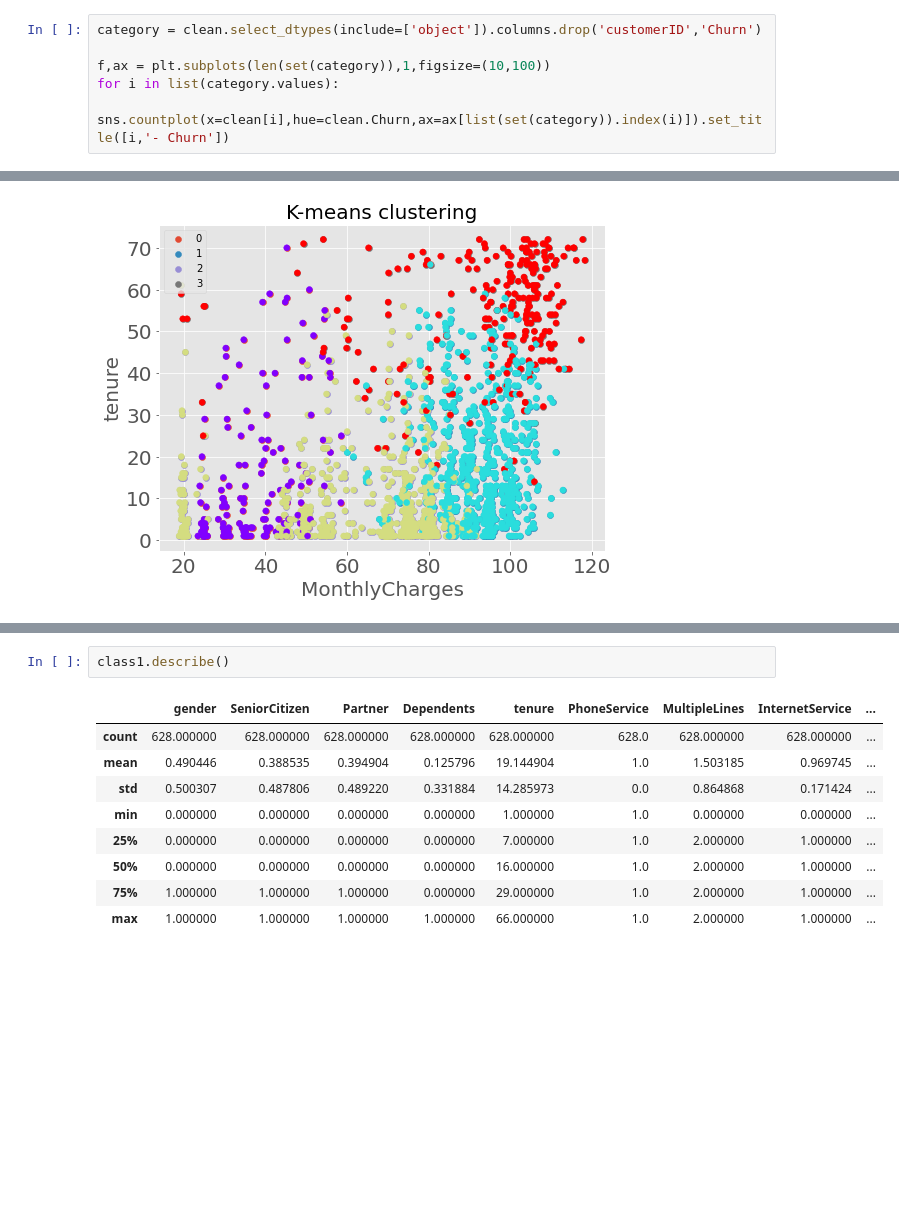
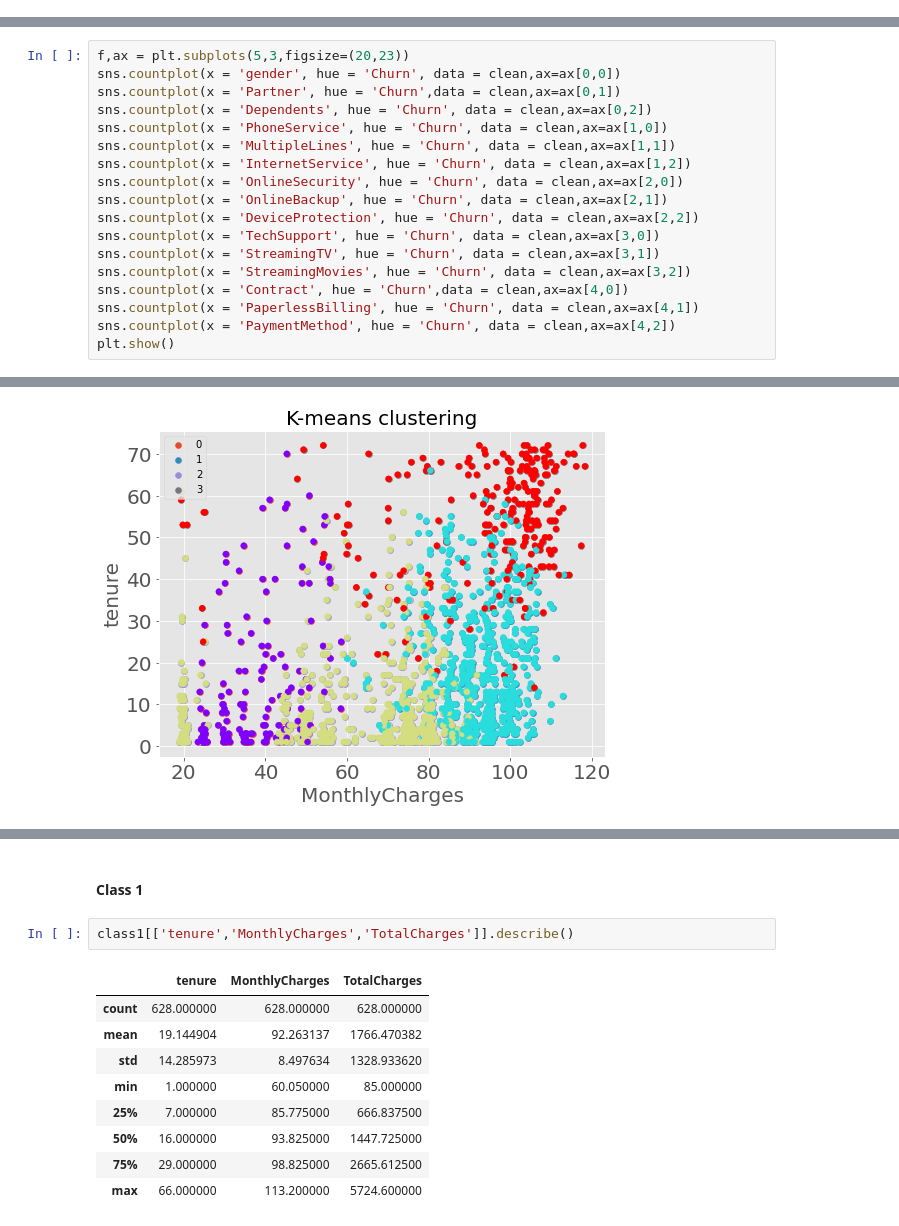
Before and after one commit to zulfijauh/Cheatsheet, a Jupyter notebook: Final_Project_Digital_Skola.ipynb, the cells around one changed output, grey strips where cells are left out. Drawn from its saved outputs; the diff is of its cells as text; blank space fills up the shorter version.

```diff
--- a/Final_Project_Digital_Skola.ipynb
+++ b/Final_Project_Digital_Skola.ipynb
@@ -151,9 +151,3 @@ plt.show()
 [figure]
 # %% [markdown]
 ## Check all variable by Churn
-# %%
-category = clean.select_dtypes(include=['object']).columns.drop('customerID','Churn')
-
-f,ax = plt.subplots(len(set(category)),1,figsize=(10,100))
-for i in list(category.values):
-    sns.countplot(x=clean[i],hue=clean.Churn,ax=ax[list(set(category)).index(i)]).set_title([i,'- Churn'])
@@ -161,0 +154,18 @@ for i in list(category.values):
+# %%
+f,ax = plt.subplots(5,3,figsize=(20,23))
+sns.countplot(x = 'gender', hue = 'Churn', data = clean,ax=ax[0,0])
+sns.countplot(x = 'Partner', hue = 'Churn',data = clean,ax=ax[0,1])
+sns.countplot(x = 'Dependents', hue = 'Churn', data = clean,ax=ax[0,2])
+sns.countplot(x = 'PhoneService', hue = 'Churn', data = clean,ax=ax[1,0])
+sns.countplot(x = 'MultipleLines', hue = 'Churn', data = clean,ax=ax[1,1])
+sns.countplot(x = 'InternetService', hue = 'Churn', data = clean,ax=ax[1,2])
+sns.countplot(x = 'OnlineSecurity', hue = 'Churn', data = clean,ax=ax[2,0])
+sns.countplot(x = 'OnlineBackup', hue = 'Churn', data = clean,ax=ax[2,1])
+sns.countplot(x = 'DeviceProtection', hue = 'Churn', data = clean,ax=ax[2,2])
+sns.countplot(x = 'TechSupport', hue = 'Churn', data = clean,ax=ax[3,0])
+sns.countplot(x = 'StreamingTV', hue = 'Churn', data = clean,ax=ax[3,1])
+sns.countplot(x = 'StreamingMovies', hue = 'Churn', data = clean,ax=ax[3,2])
+sns.countplot(x = 'Contract', hue = 'Churn',data = clean,ax=ax[4,0])
+sns.countplot(x = 'PaperlessBilling', hue = 'Churn', data = clean,ax=ax[4,1])
+sns.countplot(x = 'PaymentMethod', hue = 'Churn', data = clean,ax=ax[4,2])
+plt.show()
@@ -763,12 +816,14 @@ class0.describe()
+# %% [markdown]
+#### Class 1
 # %%
-class1.describe()
+class1[['tenure','MonthlyCharges','TotalCharges']].describe()
 # %% [output]
-|  | gender | SeniorCitizen | Partner | Dependents | tenure | PhoneService | MultipleLines | InternetService | ... |
-| count | 628.000000 | 628.000000 | 628.000000 | 628.000000 | 628.000000 | 628.0 | 628.000000 | 628.000000 | ... |
-| mean | 0.490446 | 0.388535 | 0.394904 | 0.125796 | 19.144904 | 1.0 | 1.503185 | 0.969745 | ... |
-| std | 0.500307 | 0.487806 | 0.489220 | 0.331884 | 14.285973 | 0.0 | 0.864868 | 0.171424 | ... |
-| min | 0.000000 | 0.000000 | 0.000000 | 0.000000 | 1.000000 | 1.0 | 0.000000 | 0.000000 | ... |
-| 25% | 0.000000 | 0.000000 | 0.000000 | 0.000000 | 7.000000 | 1.0 | 2.000000 | 1.000000 | ... |
-| 50% | 0.000000 | 0.000000 | 0.000000 | 0.000000 | 16.000000 | 1.0 | 2.000000 | 1.000000 | ... |
-| 75% | 1.000000 | 1.000000 | 1.000000 | 0.000000 | 29.000000 | 1.0 | 2.000000 | 1.000000 | ... |
-| max | 1.000000 | 1.000000 | 1.000000 | 1.000000 | 66.000000 | 1.0 | 2.000000 | 1.000000 | ... |
+|  | tenure | MonthlyCharges | TotalCharges |
+| count | 628.000000 | 628.000000 | 628.000000 |
+| mean | 19.144904 | 92.263137 | 1766.470382 |
+| std | 14.285973 | 8.497634 | 1328.933620 |
+| min | 1.000000 | 60.050000 | 85.000000 |
+| 25% | 7.000000 | 85.775000 | 666.837500 |
+| 50% | 16.000000 | 93.825000 | 1447.725000 |
+| 75% | 29.000000 | 98.825000 | 2665.612500 |
+| max | 66.000000 | 113.200000 | 5724.600000 |
```
Also changed, not shown: parts of 26 cells of this notebook.
